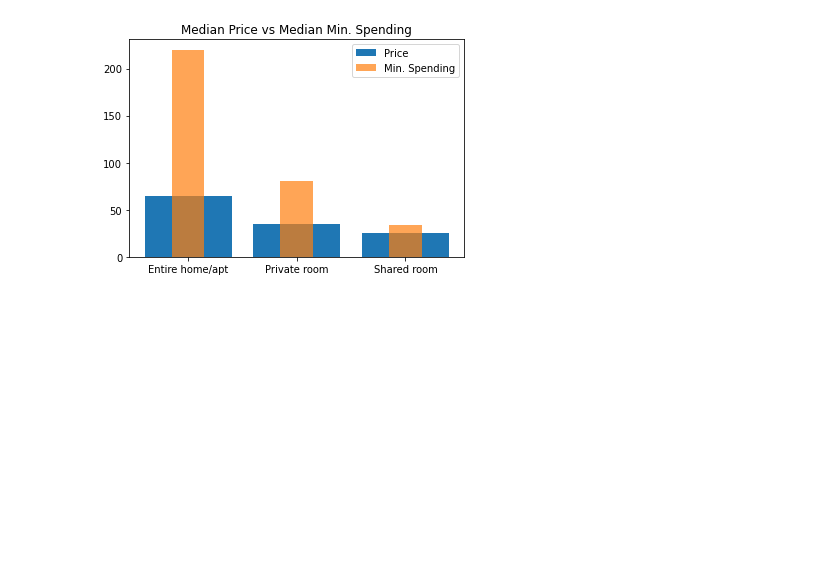
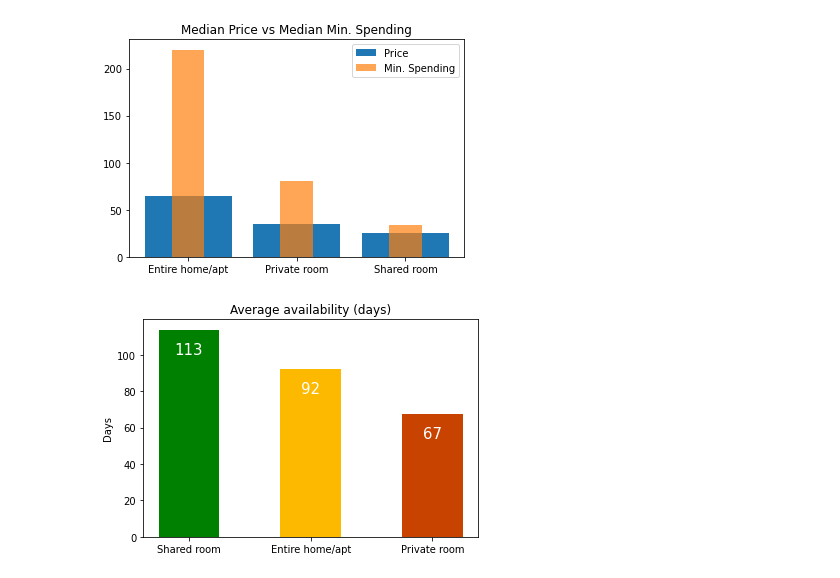
Before and after one commit to JacobUkokobili/Airbnb-Analytics-Berlin, a Jupyter notebook: notebooks/insights.ipynb, the cells around one changed output. Drawn from its saved outputs; the diff is of its cells as text; code cells hidden in the pictures; blank space fills up the shorter version.

```diff
--- a/notebooks/insights.ipynb
+++ b/notebooks/insights.ipynb
@@ -180,3 +167,16 @@ plt.legend()
 # %% [output]
 <matplotlib.legend.Legend at 0x...>
 [figure]
+# %%
+plt.title("Average availability (days)")
+plt.ylabel("Days")
+plt.bar(listings["availability_365"].sort_values(ascending=True).groupby(listings["room_type"]).mean().sort_values(ascending=False).index,
+        listings["availability_365"].sort_values(ascending=True).groupby(listings["room_type"]).mean().sort_values(ascending=False),
+        color=["green","#fcb900","#c94300"], width=0.5,
+       )
+
+it = np.array(listings["availability_365"].sort_values(ascending=True).groupby(listings["room_type"]).mean().sort_values(ascending=False))
+for i in range(3):
+    plt.annotate(int(it[i]),(i,it[i]-15), ha='center', va='bottom', color="white", fontsize="15")
+# %% [output]
+[figure, added]
```
Also changed, not shown: parts of 13 cells of this notebook.
